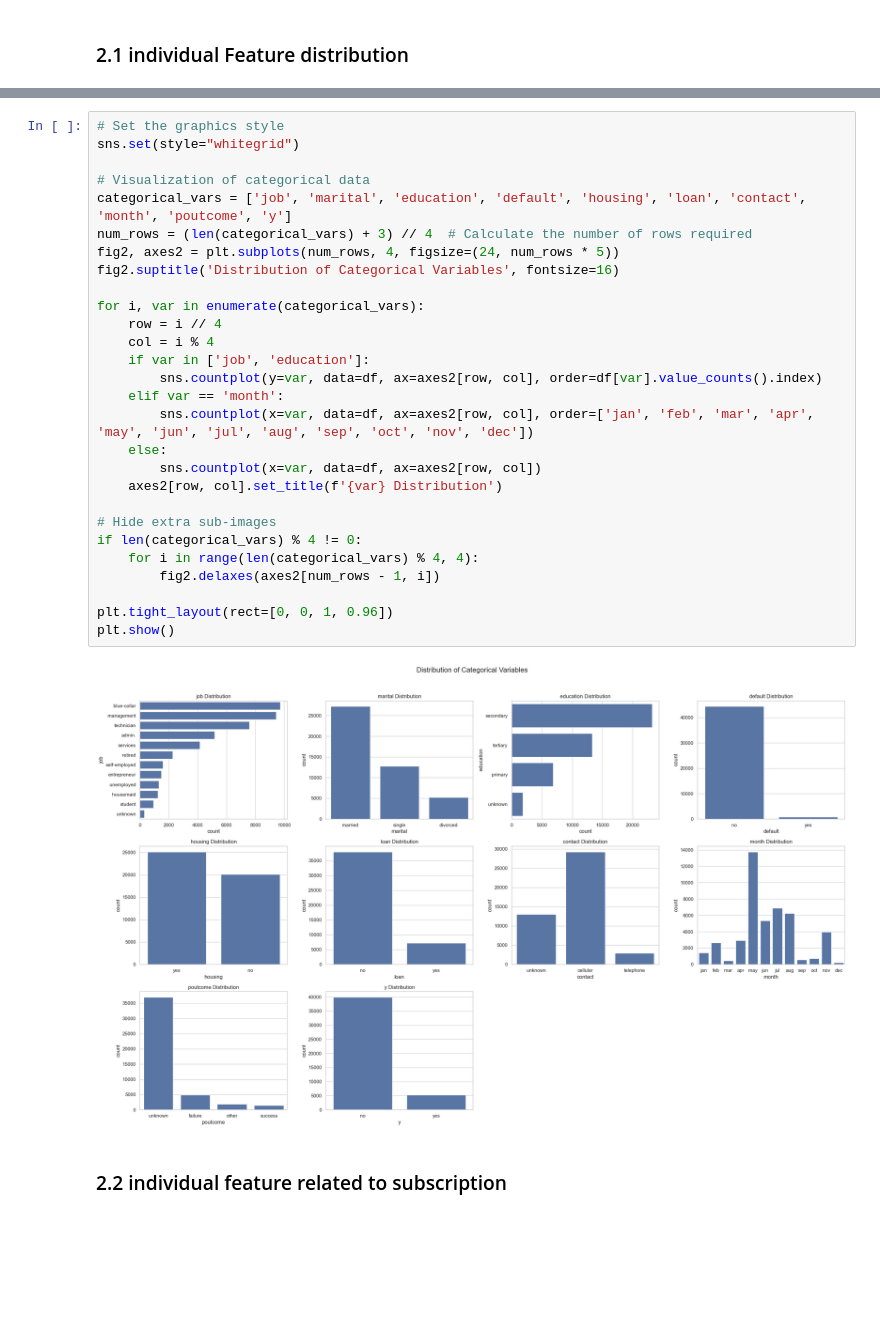
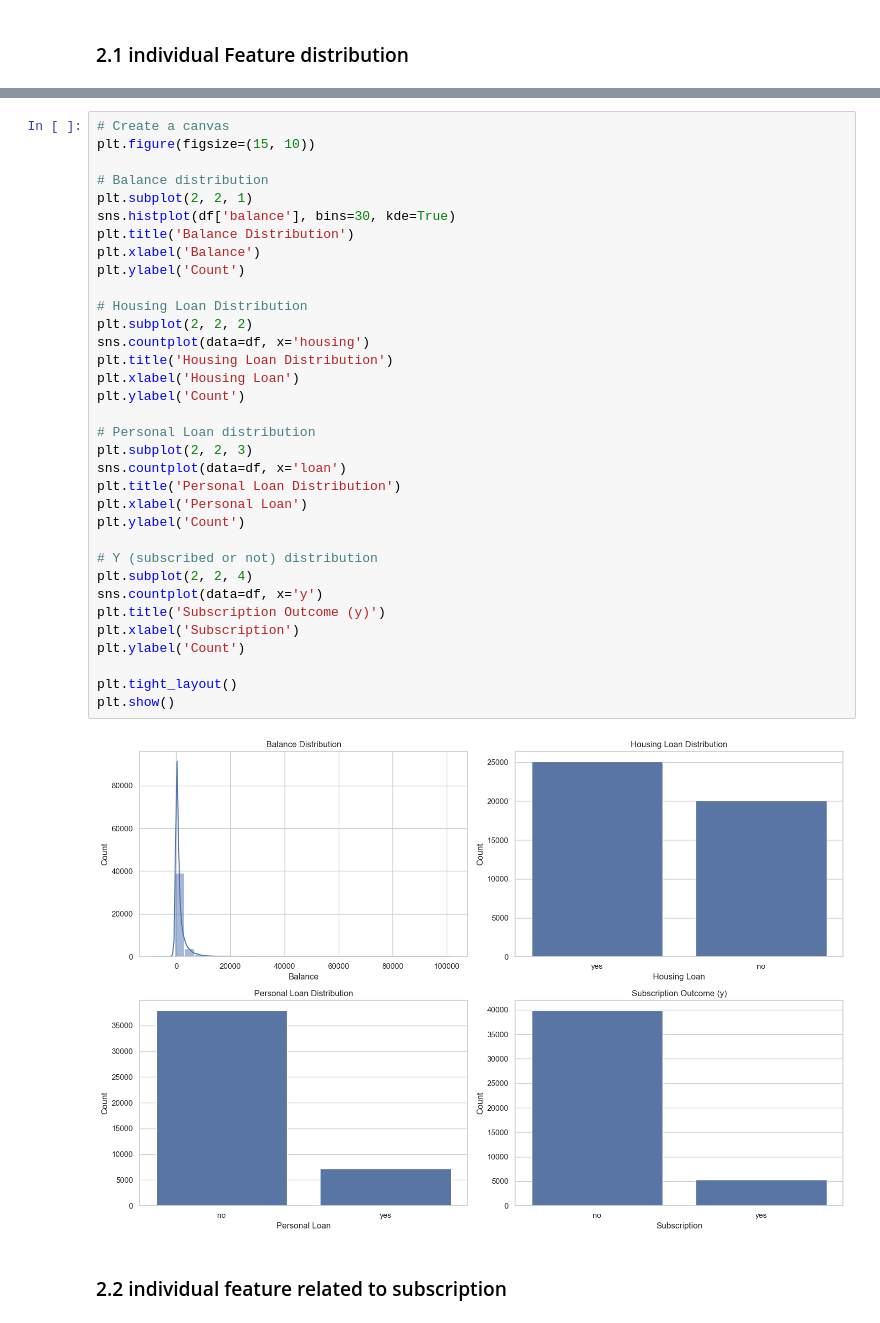
Before and after one commit to abhiramp1998/bias-mitigation-bank-marketing-ML, a Jupyter notebook: notebooks/BankEDA.ipynb, the cells around one changed output, grey strips where cells are left out. Cells and saved outputs as stored; diff of their text form; blank space fills up the shorter version.

```diff
--- a/notebooks/BankEDA.ipynb
+++ b/notebooks/BankEDA.ipynb
@@ -150,32 +84,38 @@ See the caveats in the documentation: https://pandas.pydata.org/pandas-docs/stab
-# %%
-# Set the graphics style
-sns.set(style="whitegrid")
-
-# Visualization of categorical data
-categorical_vars = ['job', 'marital', 'education', 'default', 'housing', 'loan', 'contact', 'month', 'poutcome', 'y']
-num_rows = (len(categorical_vars) + 3) // 4  # Calculate the number of rows required
-fig2, axes2 = plt.subplots(num_rows, 4, figsize=(24, num_rows * 5))
-fig2.suptitle('Distribution of Categorical Variables', fontsize=16)
-
-for i, var in enumerate(categorical_vars):
-    row = i // 4
-    col = i % 4
-    if var in ['job', 'education']:
-        sns.countplot(y=var, data=df, ax=axes2[row, col], order=df[var].value_counts().index)
-    elif var == 'month':
-        sns.countplot(x=var, data=df, ax=axes2[row, col], order=['jan', 'feb', 'mar', 'apr', 'may', 'jun', 'jul', 'aug', 'sep', 'oct', 'nov', 'dec'])
-    else:
-        sns.countplot(x=var, data=df, ax=axes2[row, col])
-    axes2[row, col].set_title(f'{var} Distribution')
-
-# Hide extra sub-images
-if len(categorical_vars) % 4 != 0:
-    for i in range(len(categorical_vars) % 4, 4):
-        fig2.delaxes(axes2[num_rows - 1, i])
-
-plt.tight_layout(rect=[0, 0, 1, 0.96])
-plt.show()
-# %% [output]
-[figure, removed]
+# %%
+# Create a canvas
+plt.figure(figsize=(15, 10))
+
+# Balance distribution
+plt.subplot(2, 2, 1)
+sns.histplot(df['balance'], bins=30, kde=True)
+plt.title('Balance Distribution')
+plt.xlabel('Balance')
+plt.ylabel('Count')
+
+# Housing Loan Distribution
+plt.subplot(2, 2, 2)
+sns.countplot(data=df, x='housing')
+plt.title('Housing Loan Distribution')
+plt.xlabel('Housing Loan')
+plt.ylabel('Count')
+
+# Personal Loan distribution
+plt.subplot(2, 2, 3)
+sns.countplot(data=df, x='loan')
+plt.title('Personal Loan Distribution')
+plt.xlabel('Personal Loan')
+plt.ylabel('Count')
+
+# Y (subscribed or not) distribution
+plt.subplot(2, 2, 4)
+sns.countplot(data=df, x='y')
+plt.title('Subscription Outcome (y)')
+plt.xlabel('Subscription')
+plt.ylabel('Count')
+
+plt.tight_layout()
+plt.show()
+# %% [output]
+[figure, added]
 # %% [markdown]
 ### 2.2 individual feature related to subscription
```
Also changed, not shown: parts of 28 cells of this notebook.
